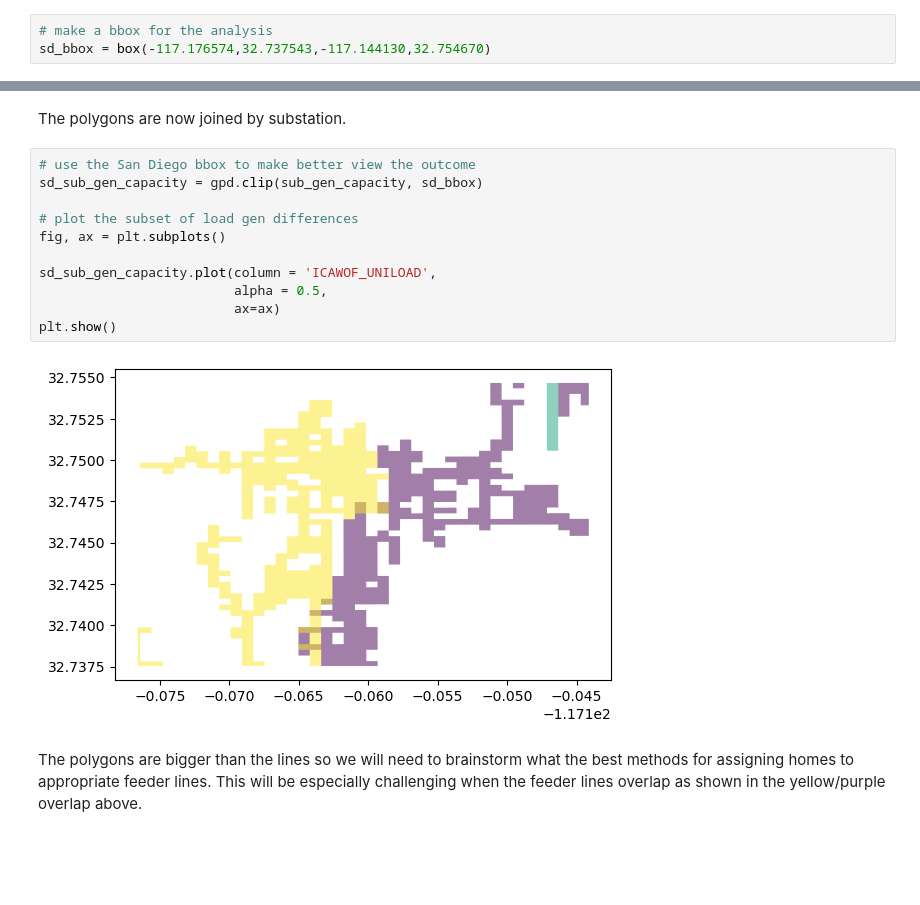
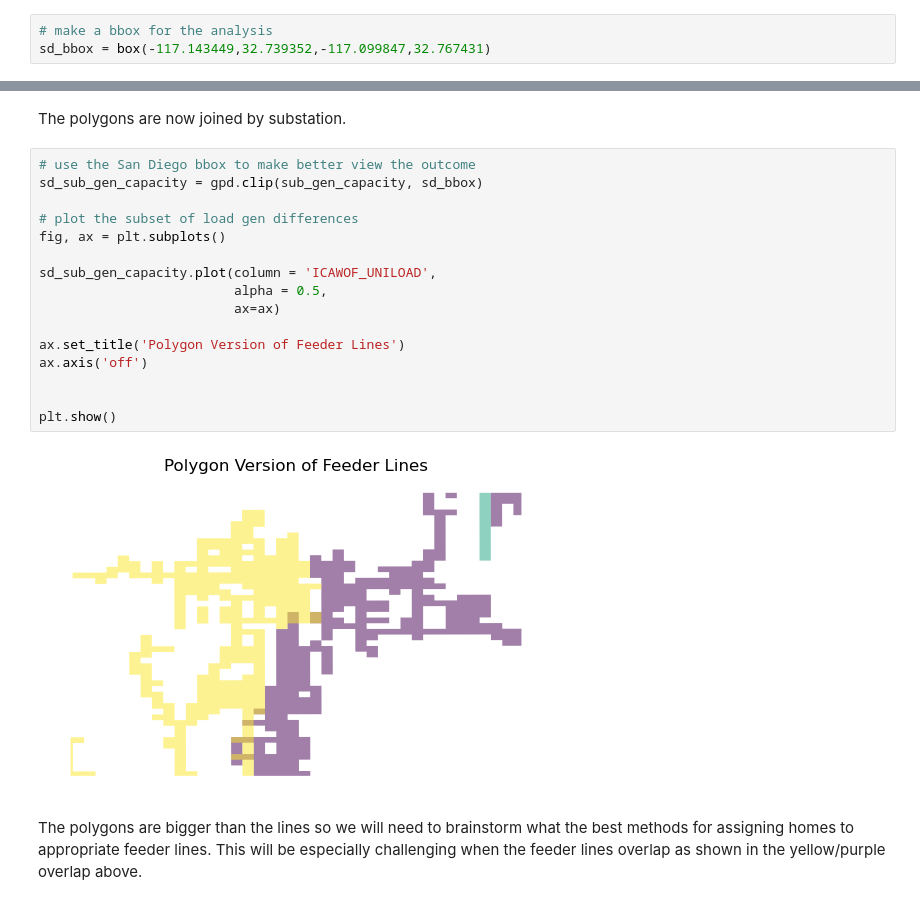
Before and after one commit to sofiiir/SDG-E, a Jupyter notebook: sdge_feeder_line.ipynb, the cells around one changed output, grey strips where cells are left out. Drawn from its saved outputs; the diff is of its cells as text; blank space fills up the shorter version.

```diff
--- a/sdge_feeder_line.ipynb
+++ b/sdge_feeder_line.ipynb
@@ -17,7 +17,7 @@ import matplotlib.pyplot as plt
 from shapely.geometry import box  # To create polygon bounding box
 # %%
 # make a bbox for the analysis
-sd_bbox = box(-117.176574,32.737543,-117.144130,32.754670)
+sd_bbox = box(-117.143449,32.739352,-117.099847,32.767431)
 # %% [markdown]
 ## SDG&E Load Capacity
 # %%
@@ -253,15 +260,20 @@ The polygons are now joined by substation.
 # %%
 # use the San Diego bbox to make better view the outcome
 sd_sub_gen_capacity = gpd.clip(sub_gen_capacity, sd_bbox)
 
 # plot the subset of load gen differences
 fig, ax = plt.subplots()
 
 sd_sub_gen_capacity.plot(column = 'ICAWOF_UNILOAD',
                          alpha = 0.5,
                          ax=ax)
+
+ax.set_title('Polygon Version of Feeder Lines')
+ax.axis('off')
+
+
 plt.show()
 # %% [output]
-[figure, old version]
+[figure, new version]
 # %% [markdown]
 The polygons are bigger than the lines so we will need to brainstorm what the best methods for assigning homes to appropriate feeder lines. This will be especially challenging when the feeder lines overlap as shown in the yellow/purple overlap above.
```
Also changed, not shown: parts of 2 cells of this notebook.
